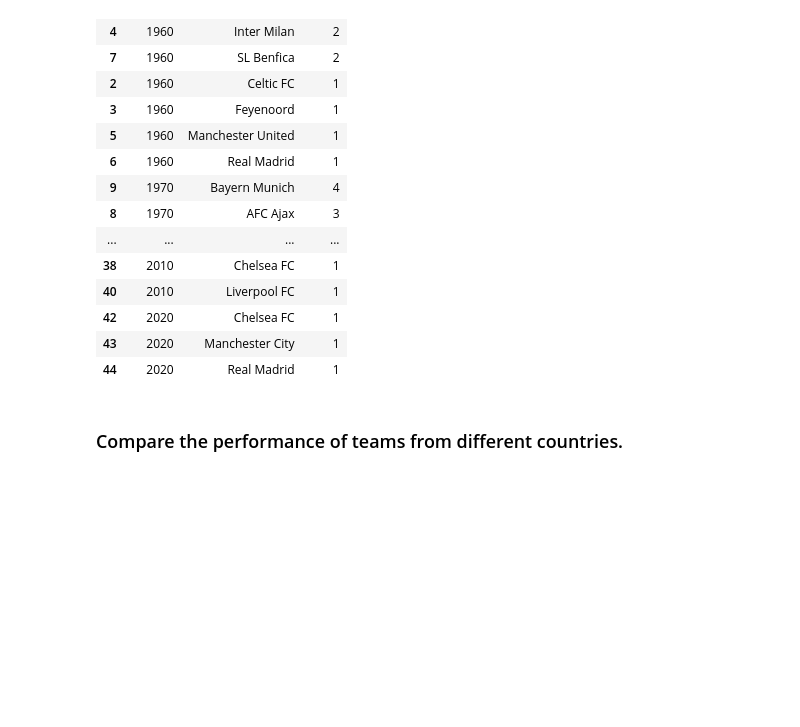
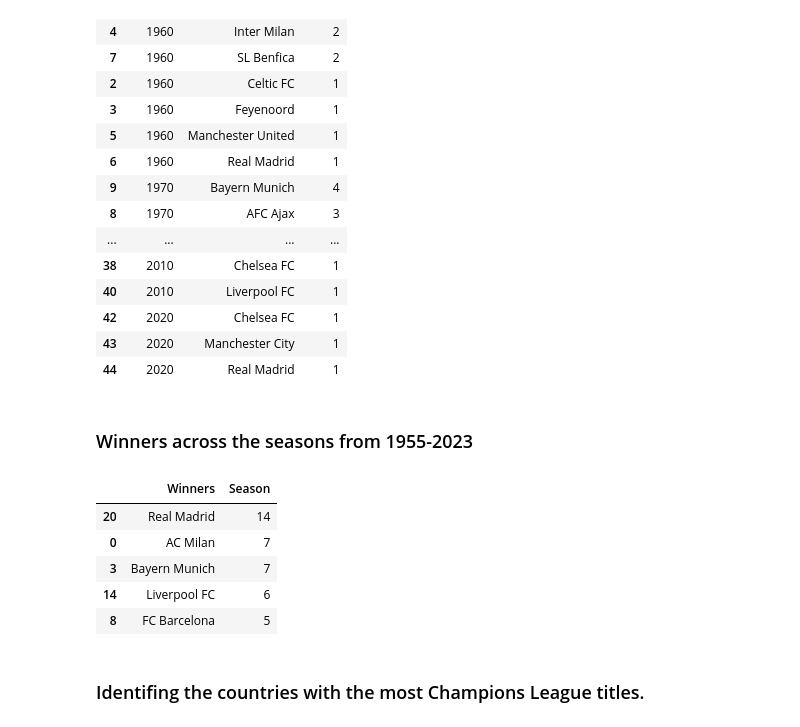
Before and after one commit to TanjiEvan/UEFA-CL-ANALYSIS-1955-2023-, a Jupyter notebook: Champions_League_Analysis.ipynb, the cells around one changed output. Saved outputs shown, nothing was run; the diff lists cells and outputs as text; code cells hidden in the pictures; blank space fills up the shorter version.

```diff
--- a/Champions_League_Analysis.ipynb
+++ b/Champions_League_Analysis.ipynb
@@ -304,5 +306,15 @@ fig.update_layout(
     yaxis_title='Titles',
 )
 fig.show()
-# %% [markdown]
-### Compare the performance of teams from different countries.
+# %% [markdown]
+### Winners across the seasons from 1955-2023
+# %%
+top_teams_ucl= finals.groupby("Winners")["Season"].count().reset_index().sort_values(by="Season",ascending=False)
+top_teams_ucl.head()
+# %% [output]
+|  | Winners | Season |
+| 20 | Real Madrid | 14 |
+| 0 | AC Milan | 7 |
+| 3 | Bayern Munich | 7 |
+| 14 | Liverpool FC | 6 |
+| 8 | FC Barcelona | 5 |
@@ -308,0 +332,2 @@ fig.show()
+# %% [markdown]
+### Identifing the countries with the most Champions League titles.
```
Also changed, not shown: parts of 19 cells of this notebook.
